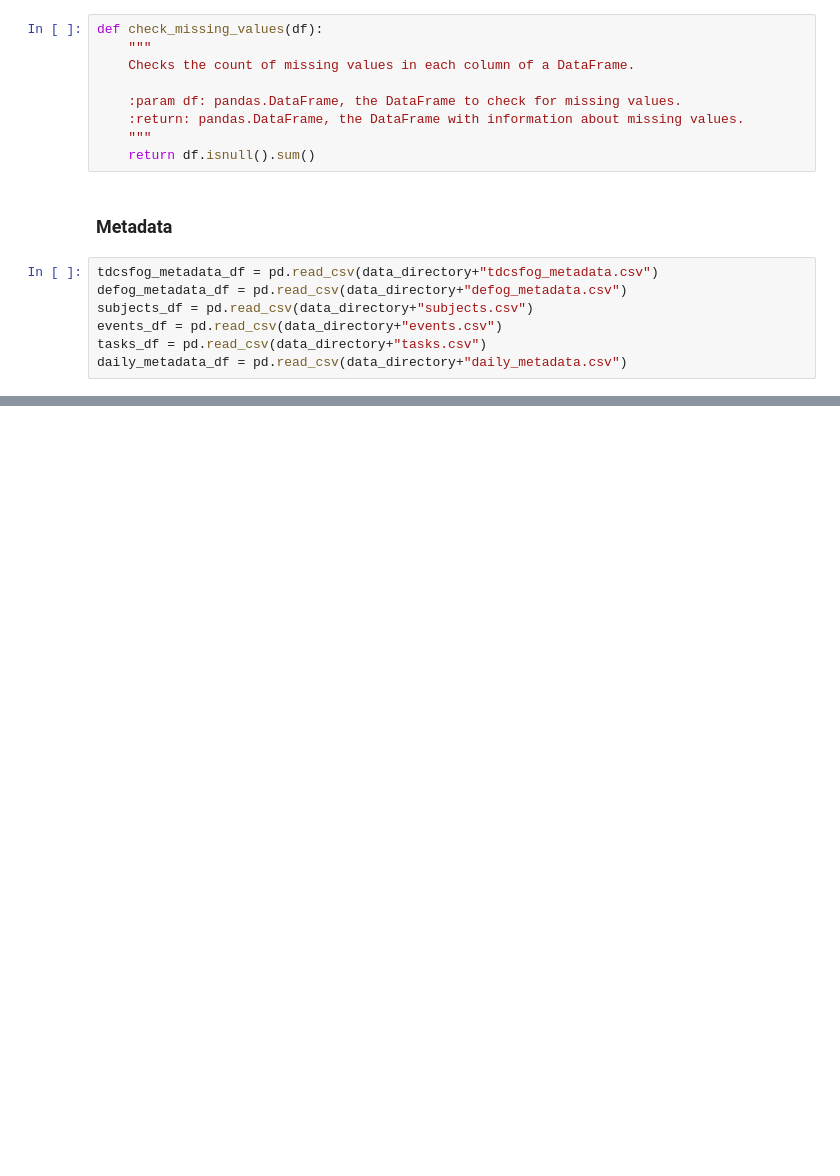
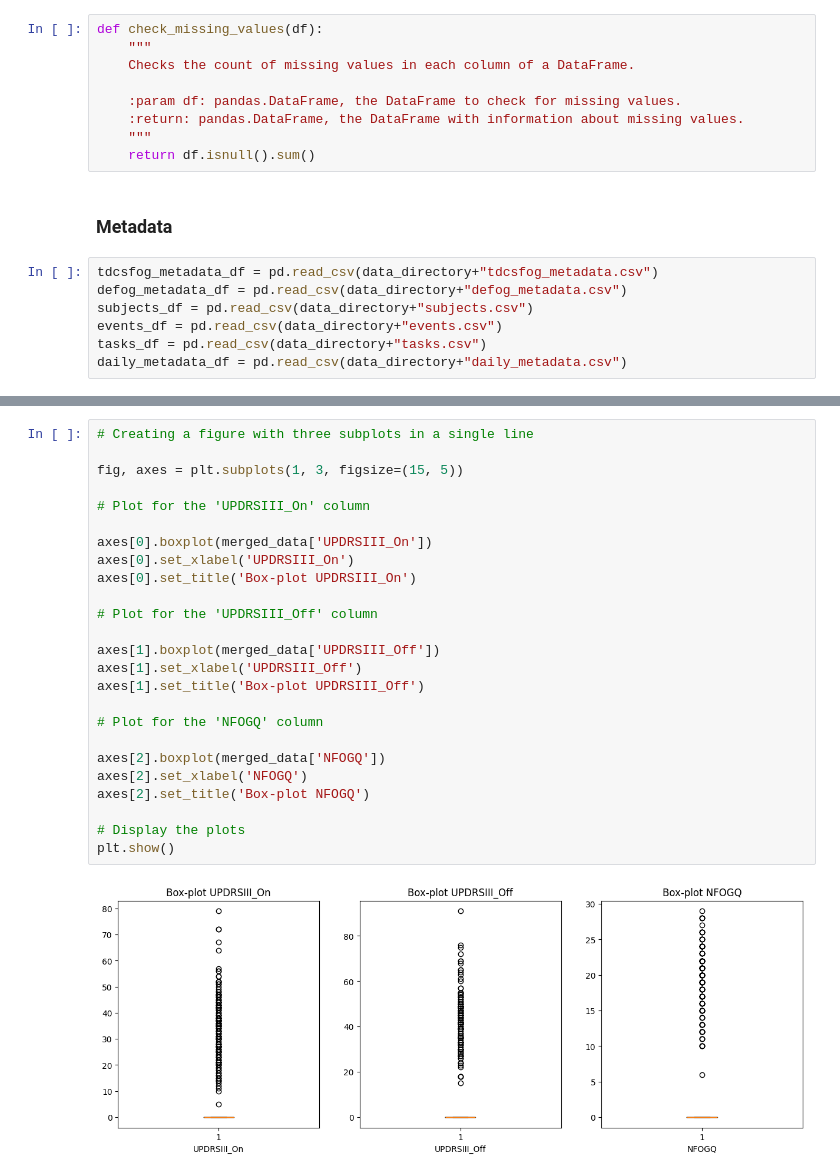
Before and after one commit to pariaighanian/Parkinson_Freezing_of_Gait_Prediction, a Jupyter notebook: UPDRS.ipynb, the cells around one changed output, grey strips where cells are left out. Saved outputs shown, nothing was run; the diff lists cells and outputs as text; blank space fills up the shorter version.

```diff
--- a/UPDRS.ipynb
+++ b/UPDRS.ipynb
@@ -64,0 +416,27 @@ daily_metadata_df = pd.read_csv(data_directory+"daily_metadata.csv")
+# %%
+# Creating a figure with three subplots in a single line
+
+fig, axes = plt.subplots(1, 3, figsize=(15, 5))
+
+# Plot for the 'UPDRSIII_On' column
+
+axes[0].boxplot(merged_data['UPDRSIII_On'])
+axes[0].set_xlabel('UPDRSIII_On')
+axes[0].set_title('Box-plot UPDRSIII_On')
+
+# Plot for the 'UPDRSIII_Off' column
+
+axes[1].boxplot(merged_data['UPDRSIII_Off'])
+axes[1].set_xlabel('UPDRSIII_Off')
+axes[1].set_title('Box-plot UPDRSIII_Off')
+
+# Plot for the 'NFOGQ' column
+
+axes[2].boxplot(merged_data['NFOGQ'])
+axes[2].set_xlabel('NFOGQ')
+axes[2].set_title('Box-plot NFOGQ')
+
+# Display the plots
+plt.show()
+# %% [output]
+[figure, added]
```
Also changed, not shown: parts of 28 cells of this notebook.
